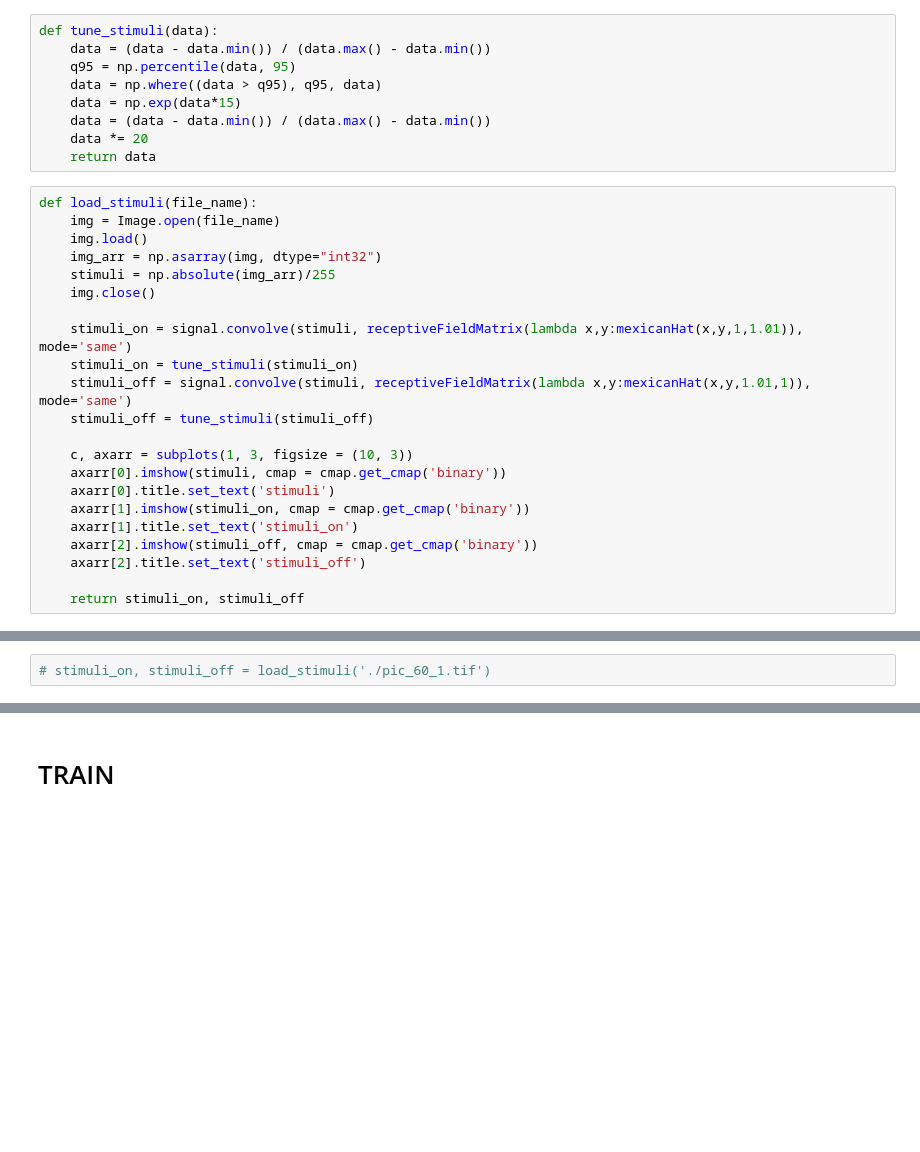
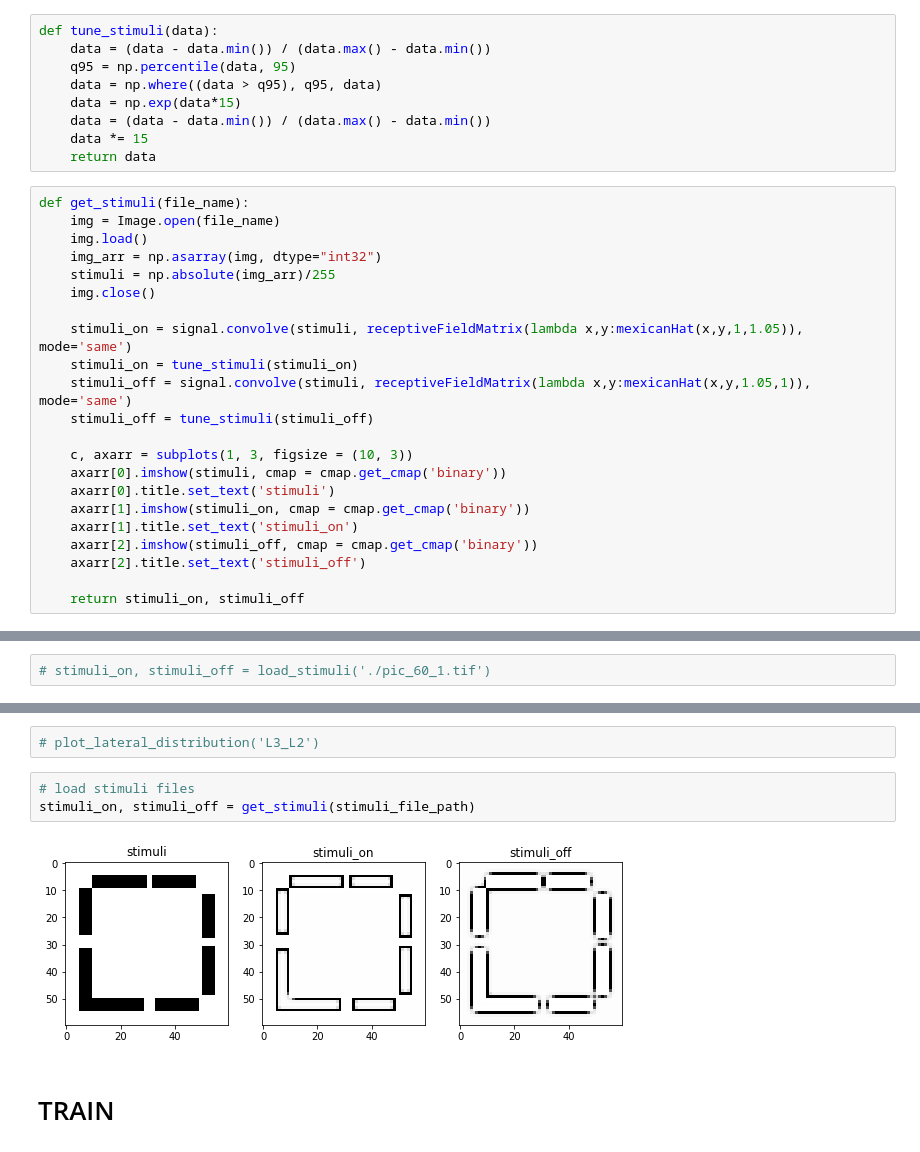
Before and after one commit to LSampath/v1-contour-integration, a Jupyter notebook: train_v1.ipynb, the cells around one changed output, grey strips where cells are left out. Cells and saved outputs as stored; diff of their text form; blank space fills up the shorter version.

```diff
--- a/train_v1.ipynb
+++ b/train_v1.ipynb
@@ -46,19 +46,19 @@ def tune_stimuli(data):
     data = np.where((data > q95), q95, data)
     data = np.exp(data*15)
     data = (data - data.min()) / (data.max() - data.min())
-    data *= 20
+    data *= 15
     return data
 # %%
-def load_stimuli(file_name):
+def get_stimuli(file_name):
     img = Image.open(file_name)
     img.load()
     img_arr = np.asarray(img, dtype="int32")
     stimuli = np.absolute(img_arr)/255
     img.close()
 
-    stimuli_on = signal.convolve(stimuli, receptiveFieldMatrix(lambda x,y:mexicanHat(x,y,1,1.01)), mode='same')
+    stimuli_on = signal.convolve(stimuli, receptiveFieldMatrix(lambda x,y:mexicanHat(x,y,1,1.05)), mode='same')
     stimuli_on = tune_stimuli(stimuli_on)
-    stimuli_off = signal.convolve(stimuli, receptiveFieldMatrix(lambda x,y:mexicanHat(x,y,1.01,1)), mode='same')
+    stimuli_off = signal.convolve(stimuli, receptiveFieldMatrix(lambda x,y:mexicanHat(x,y,1.05,1)), mode='same')
     stimuli_off = tune_stimuli(stimuli_off)
 
     c, axarr = subplots(1, 3, figsize = (10, 3))
@@ -377,3 +372,10 @@ d2d2 0.8213285139493733 of 12.966596951849992 : 6.334187119406001
+# %%
+# plot_lateral_distribution('L3_L2')
+# %%
+# load stimuli files
+stimuli_on, stimuli_off = get_stimuli(stimuli_file_path)
+# %% [output]
+[figure, added]
 # %% [markdown]
 # TRAIN
 # %%
```
Also changed, not shown: parts of 31 cells of this notebook, 1 other file.
